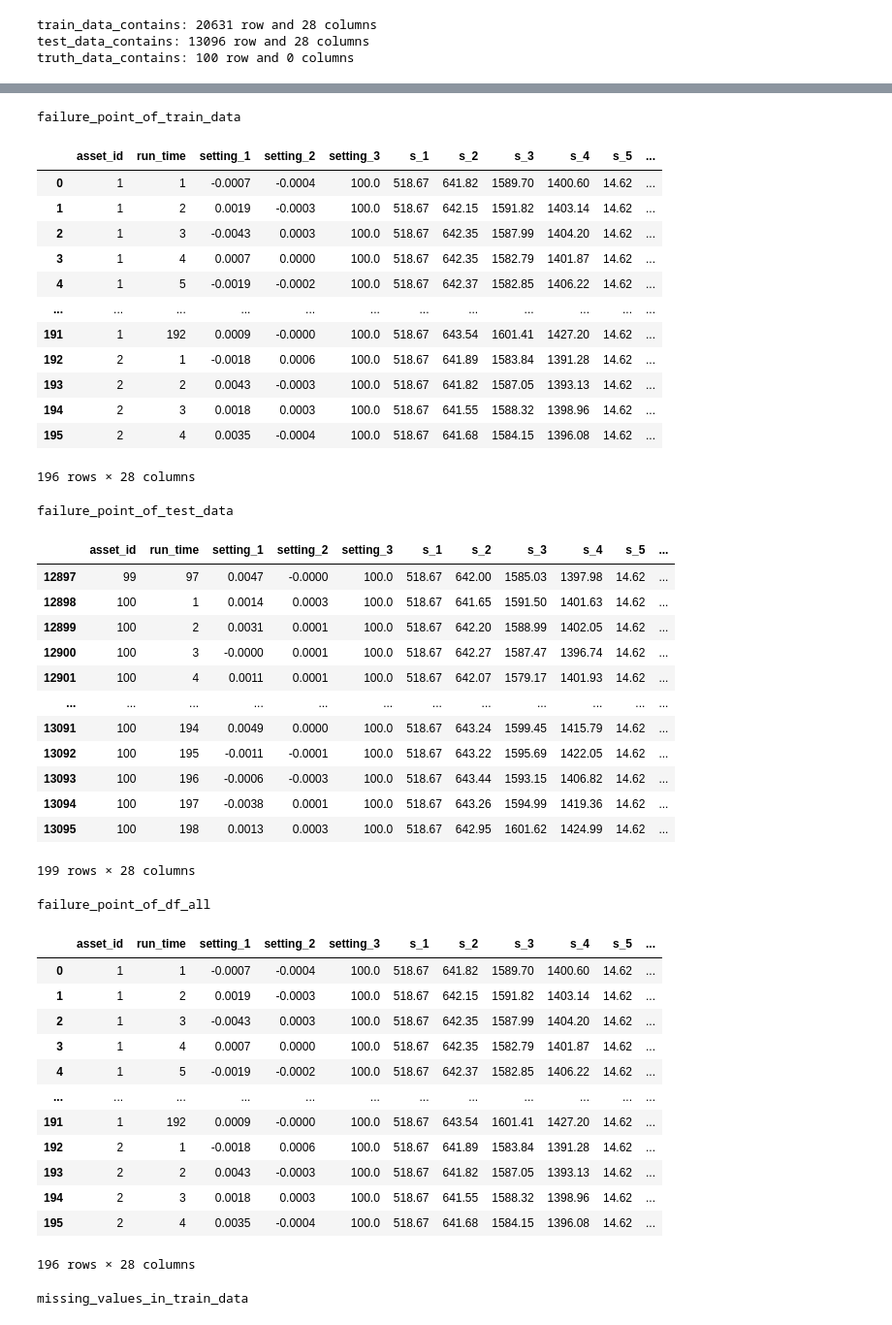
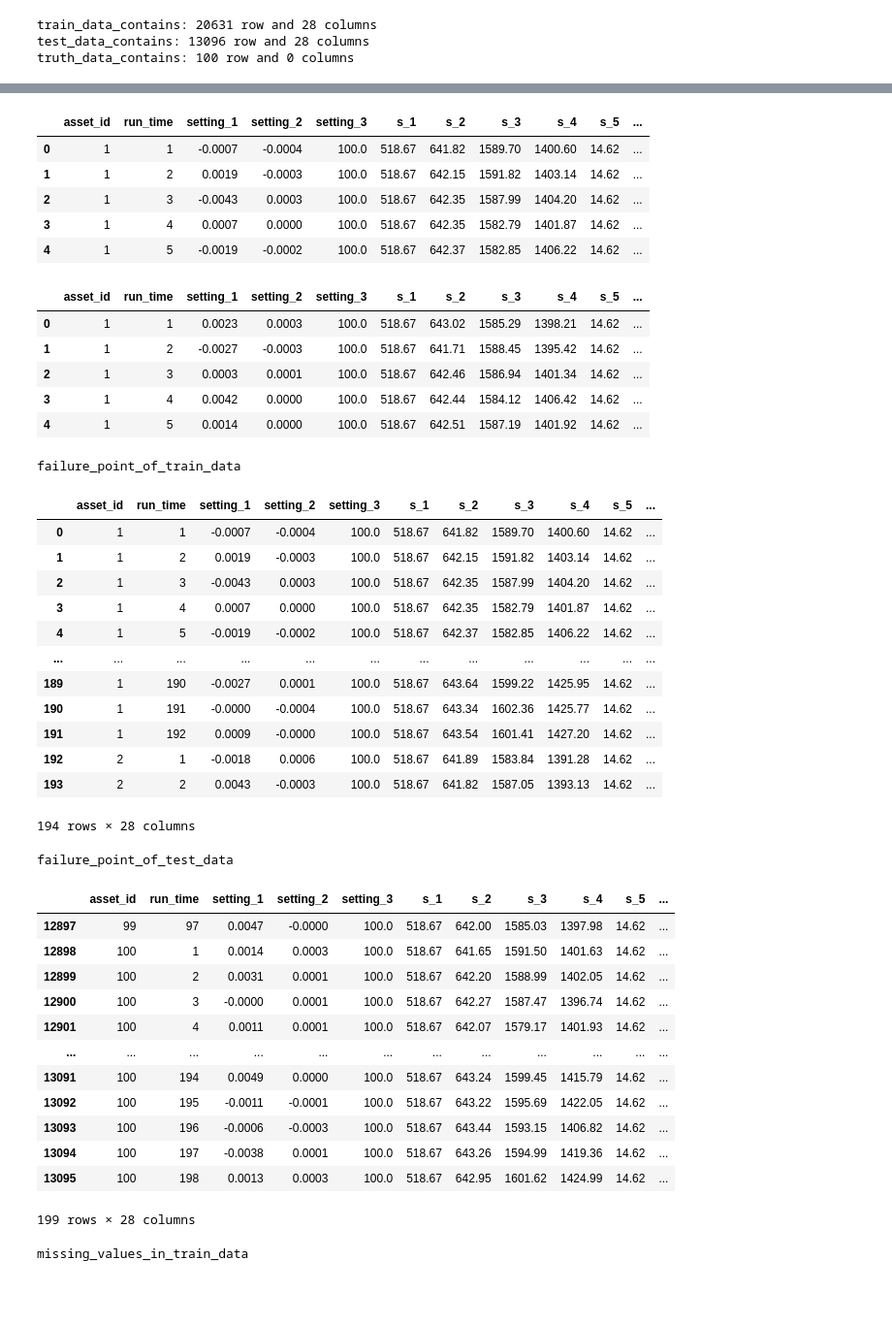
Before and after one commit to johnhhu2020/XGBoost-in-Predictive-Maintenance, a Jupyter notebook: XX%_PaperCO_MachineLearning (copy).ipynb, the cells around one changed output, grey strips where cells are left out. Shown at 97% size. Saved outputs shown, nothing was run; the diff lists cells and outputs as text; code cells hidden in the pictures; blank space fills up the shorter version.

```diff
--- a/XX%_PaperCO_MachineLearning (copy).ipynb
+++ b/XX%_PaperCO_MachineLearning (copy).ipynb
@@ -43 +40,3 @@ df_all=concat_df(train_data,test_data)
+# %%
+pd.set_option('display.max_columns', None)
 # %%
@@ -91,2 +71,4 @@ test_data[26]=test_data[0] - test_data[0].shift(1)
+# %%
+pd.set_option('display.max_columns', None)
 # %%
 print("failure_point_of_train_data")
@@ -136,4 +118,24 @@ test_data.rename(columns={5: 's_1', 6: 's_2', 7: 's_3', 8: 's_4', 9: 's_5', 10:
                           11: 's_7', 12: 's_8', 13: 's_9', 14: 's_10', 15: 's_11', 16: 's_12',
                           17: 's_13', 18: 's_14', 19: 's_15', 20: 's_16', 21: 's_17', 22: 's_18',
                           23: 's_19', 24: 's_20', 25: 's_21', 26: 'failure'}, inplace=True)
+# %%
+pd.set_option('display.max_columns', None)
+# %%
+train_data.head()
+# %% [output]
+|  | asset_id | run_time | setting_1 | setting_2 | setting_3 | s_1 | s_2 | s_3 | s_4 | s_5 | ... |
+| 0 | 1 | 1 | -0.0007 | -0.0004 | 100.0 | 518.67 | 641.82 | 1589.70 | 1400.60 | 14.62 | ... |
+| 1 | 1 | 2 | 0.0019 | -0.0003 | 100.0 | 518.67 | 642.15 | 1591.82 | 1403.14 | 14.62 | ... |
+| 2 | 1 | 3 | -0.0043 | 0.0003 | 100.0 | 518.67 | 642.35 | 1587.99 | 1404.20 | 14.62 | ... |
+| 3 | 1 | 4 | 0.0007 | 0.0000 | 100.0 | 518.67 | 642.35 | 1582.79 | 1401.87 | 14.62 | ... |
+| 4 | 1 | 5 | -0.0019 | -0.0002 | 100.0 | 518.67 | 642.37 | 1582.85 | 1406.22 | 14.62 | ... |
+# %%
+test_data.head()
+# %% [output]
+|  | asset_id | run_time | setting_1 | setting_2 | setting_3 | s_1 | s_2 | s_3 | s_4 | s_5 | ... |
+| 0 | 1 | 1 | 0.0023 | 0.0003 | 100.0 | 518.67 | 643.02 | 1585.29 | 1398.21 | 14.62 | ... |
+| 1 | 1 | 2 | -0.0027 | -0.0003 | 100.0 | 518.67 | 641.71 | 1588.45 | 1395.42 | 14.62 | ... |
+| 2 | 1 | 3 | 0.0003 | 0.0001 | 100.0 | 518.67 | 642.46 | 1586.94 | 1401.34 | 14.62 | ... |
+| 3 | 1 | 4 | 0.0042 | 0.0000 | 100.0 | 518.67 | 642.44 | 1584.12 | 1406.42 | 14.62 | ... |
+| 4 | 1 | 5 | 0.0014 | 0.0000 | 100.0 | 518.67 | 642.51 | 1587.19 | 1401.92 | 14.62 | ... |
 # %%
@@ -141,26 +144,26 @@ df_all=concat_df(train_data,test_data)
 # %%
 print("failure_point_of_train_data")
-display(train_data.head(196))
+display(train_data.head(194))
 print("failure_point_of_test_data")
 display(test_data.tail(199))
 
-print("failure_point_of_df_all")
-display(df_all.head(196))
+#print("failure_point_of_df_all")
+#display(df_all.head(196))
 # %% [output]
 failure_point_of_train_data
 |  | asset_id | run_time | setting_1 | setting_2 | setting_3 | s_1 | s_2 | s_3 | s_4 | s_5 | ... |
 | 0 | 1 | 1 | -0.0007 | -0.0004 | 100.0 | 518.67 | 641.82 | 1589.70 | 1400.60 | 14.62 | ... |
 | 1 | 1 | 2 | 0.0019 | -0.0003 | 100.0 | 518.67 | 642.15 | 1591.82 | 1403.14 | 14.62 | ... |
 | 2 | 1 | 3 | -0.0043 | 0.0003 | 100.0 | 518.67 | 642.35 | 1587.99 | 1404.20 | 14.62 | ... |
 | 3 | 1 | 4 | 0.0007 | 0.0000 | 100.0 | 518.67 | 642.35 | 1582.79 | 1401.87 | 14.62 | ... |
 | 4 | 1 | 5 | -0.0019 | -0.0002 | 100.0 | 518.67 | 642.37 | 1582.85 | 1406.22 | 14.62 | ... |
 | ... | ... | ... | ... | ... | ... | ... | ... | ... | ... | ... | ... |
+| 189 | 1 | 190 | -0.0027 | 0.0001 | 100.0 | 518.67 | 643.64 | 1599.22 | 1425.95 | 14.62 | ... |
+| 190 | 1 | 191 | -0.0000 | -0.0004 | 100.0 | 518.67 | 643.34 | 1602.36 | 1425.77 | 14.62 | ... |
 | 191 | 1 | 192 | 0.0009 | -0.0000 | 100.0 | 518.67 | 643.54 | 1601.41 | 1427.20 | 14.62 | ... |
 | 192 | 2 | 1 | -0.0018 | 0.0006 | 100.0 | 518.67 | 641.89 | 1583.84 | 1391.28 | 14.62 | ... |
 | 193 | 2 | 2 | 0.0043 | -0.0003 | 100.0 | 518.67 | 641.82 | 1587.05 | 1393.13 | 14.62 | ... |
-| 194 | 2 | 3 | 0.0018 | 0.0003 | 100.0 | 518.67 | 641.55 | 1588.32 | 1398.96 | 14.62 | ... |
-| 195 | 2 | 4 | 0.0035 | -0.0004 | 100.0 | 518.67 | 641.68 | 1584.15 | 1396.08 | 14.62 | ... |
-196 rows × 28 columns
+194 rows × 28 columns
 failure_point_of_test_data
 |  | asset_id | run_time | setting_1 | setting_2 | setting_3 | s_1 | s_2 | s_3 | s_4 | s_5 | ... |
 | 12897 | 99 | 97 | 0.0047 | -0.0000 | 100.0 | 518.67 | 642.00 | 1585.03 | 1397.98 | 14.62 | ... |
@@ -175,20 +178,6 @@ failure_point_of_test_data
 | 13094 | 100 | 197 | -0.0038 | 0.0001 | 100.0 | 518.67 | 643.26 | 1594.99 | 1419.36 | 14.62 | ... |
 | 13095 | 100 | 198 | 0.0013 | 0.0003 | 100.0 | 518.67 | 642.95 | 1601.62 | 1424.99 | 14.62 | ... |
 199 rows × 28 columns
-failure_point_of_df_all
-|  | asset_id | run_time | setting_1 | setting_2 | setting_3 | s_1 | s_2 | s_3 | s_4 | s_5 | ... |
-| 0 | 1 | 1 | -0.0007 | -0.0004 | 100.0 | 518.67 | 641.82 | 1589.70 | 1400.60 | 14.62 | ... |
-| 1 | 1 | 2 | 0.0019 | -0.0003 | 100.0 | 518.67 | 642.15 | 1591.82 | 1403.14 | 14.62 | ... |
-| 2 | 1 | 3 | -0.0043 | 0.0003 | 100.0 | 518.67 | 642.35 | 1587.99 | 1404.20 | 14.62 | ... |
-| 3 | 1 | 4 | 0.0007 | 0.0000 | 100.0 | 518.67 | 642.35 | 1582.79 | 1401.87 | 14.62 | ... |
-| 4 | 1 | 5 | -0.0019 | -0.0002 | 100.0 | 518.67 | 642.37 | 1582.85 | 1406.22 | 14.62 | ... |
-| ... | ... | ... | ... | ... | ... | ... | ... | ... | ... | ... | ... |
-| 191 | 1 | 192 | 0.0009 | -0.0000 | 100.0 | 518.67 | 643.54 | 1601.41 | 1427.20 | 14.62 | ... |
-| 192 | 2 | 1 | -0.0018 | 0.0006 | 100.0 | 518.67 | 641.89 | 1583.84 | 1391.28 | 14.62 | ... |
-| 193 | 2 | 2 | 0.0043 | -0.0003 | 100.0 | 518.67 | 641.82 | 1587.05 | 1393.13 | 14.62 | ... |
-| 194 | 2 | 3 | 0.0018 | 0.0003 | 100.0 | 518.67 | 641.55 | 1588.32 | 1398.96 | 14.62 | ... |
-| 195 | 2 | 4 | 0.0035 | -0.0004 | 100.0 | 518.67 | 641.68 | 1584.15 | 1396.08 | 14.62 | ... |
-196 rows × 28 columns
 # %%
 print("missing_values_in_train_data")
 display(train_data.isnull().sum())
```
Also changed, not shown: parts of 202 cells of this notebook.
